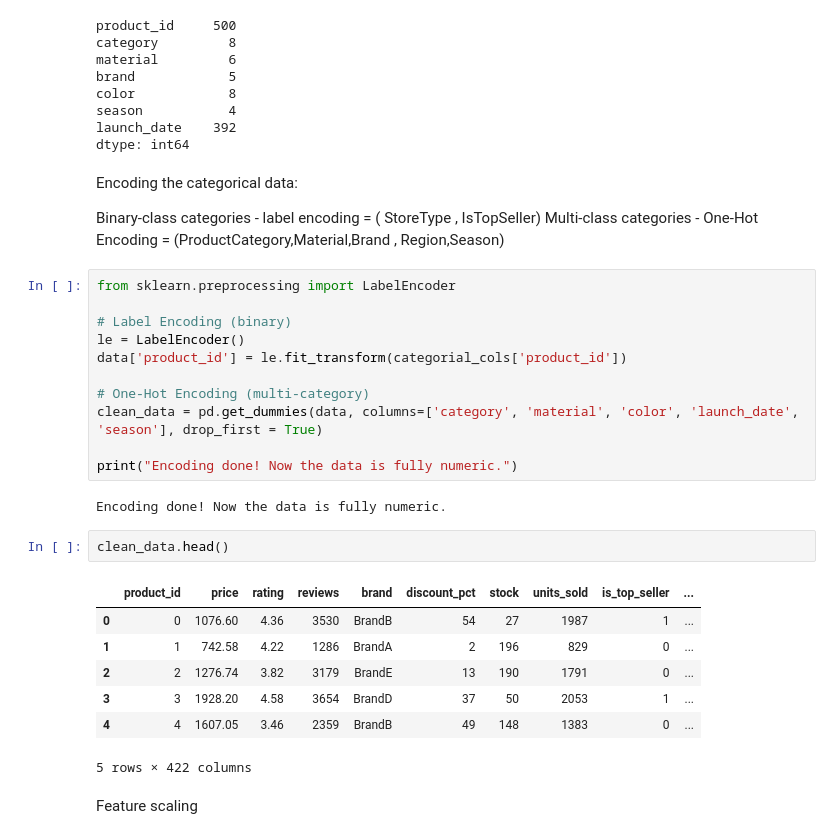
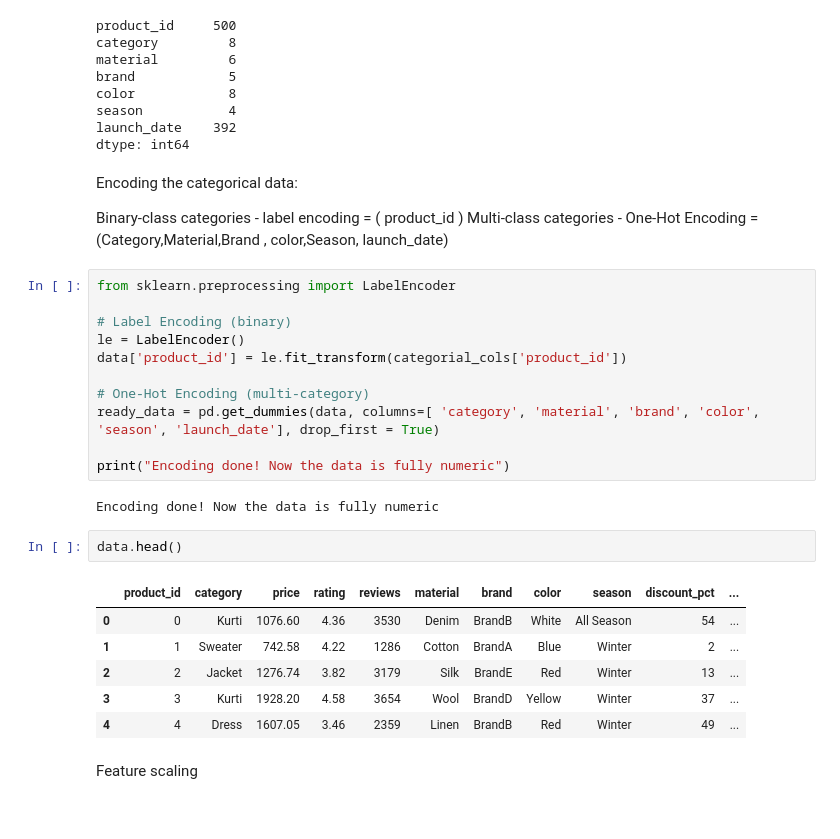
Before and after one commit to KhushiKatke/Business-Analysis, a Jupyter notebook: Notebooks/DataCleaning.ipynb, the cells around one changed output. Cells and saved outputs as stored; diff of their text form.

Commit message:
Cleaned Data

```diff
--- a/Notebooks/DataCleaning.ipynb
+++ b/Notebooks/DataCleaning.ipynb
@@ -167,8 +172,8 @@ dtype: int64
 # %% [markdown]
 Encoding the categorical data:
 
-Binary-class categories - label encoding = ( StoreType , IsTopSeller)
-Multi-class categories - One-Hot Encoding = (ProductCategory,Material,Brand , Region,Season)
+Binary-class categories - label encoding = ( product_id )
+Multi-class categories - One-Hot Encoding = (Category,Material,Brand , color,Season, launch_date)
 # %%
 from sklearn.preprocessing import LabelEncoder
 
@@ -177,21 +182,20 @@ le = LabelEncoder()
 data['product_id'] = le.fit_transform(categorial_cols['product_id'])
 
 # One-Hot Encoding (multi-category)
-clean_data = pd.get_dummies(data, columns=['category', 'material', 'color', 'launch_date', 'season'], drop_first = True)
+ready_data = pd.get_dummies(data, columns=[ 'category', 'material', 'brand', 'color', 'season', 'launch_date'], drop_first = True)
 
-print("Encoding done! Now the data is fully numeric.")
+print("Encoding done! Now the data is fully numeric")
 # %% [output]
-Encoding done! Now the data is fully numeric.
+Encoding done! Now the data is fully numeric
 # %%
-clean_data.head()
+data.head()
 # %% [output]
-|  | product_id | price | rating | reviews | brand | discount_pct | stock | units_sold | is_top_seller | ... |
-| 0 | 0 | 1076.60 | 4.36 | 3530 | BrandB | 54 | 27 | 1987 | 1 | ... |
-| 1 | 1 | 742.58 | 4.22 | 1286 | BrandA | 2 | 196 | 829 | 0 | ... |
-| 2 | 2 | 1276.74 | 3.82 | 3179 | BrandE | 13 | 190 | 1791 | 0 | ... |
-| 3 | 3 | 1928.20 | 4.58 | 3654 | BrandD | 37 | 50 | 2053 | 1 | ... |
-| 4 | 4 | 1607.05 | 3.46 | 2359 | BrandB | 49 | 148 | 1383 | 0 | ... |
+|  | product_id | category | price | rating | reviews | material | brand | color | season | discount_pct | ... |
+| 0 | 0 | Kurti | 1076.60 | 4.36 | 3530 | Denim | BrandB | White | All Season | 54 | ... |
+| 1 | 1 | Sweater | 742.58 | 4.22 | 1286 | Cotton | BrandA | Blue | Winter | 2 | ... |
+| 2 | 2 | Jacket | 1276.74 | 3.82 | 3179 | Silk | BrandE | Red | Winter | 13 | ... |
+| 3 | 3 | Kurti | 1928.20 | 4.58 | 3654 | Wool | BrandD | Yellow | Winter | 37 | ... |
+| 4 | 4 | Dress | 1607.05 | 3.46 | 2359 | Linen | BrandB | Red | Winter | 49 | ... |
-5 rows × 422 columns
 # %% [markdown]
 Feature scaling
 # %%
```
Also changed, not shown: parts of 5 cells of this notebook, 2 other files.
